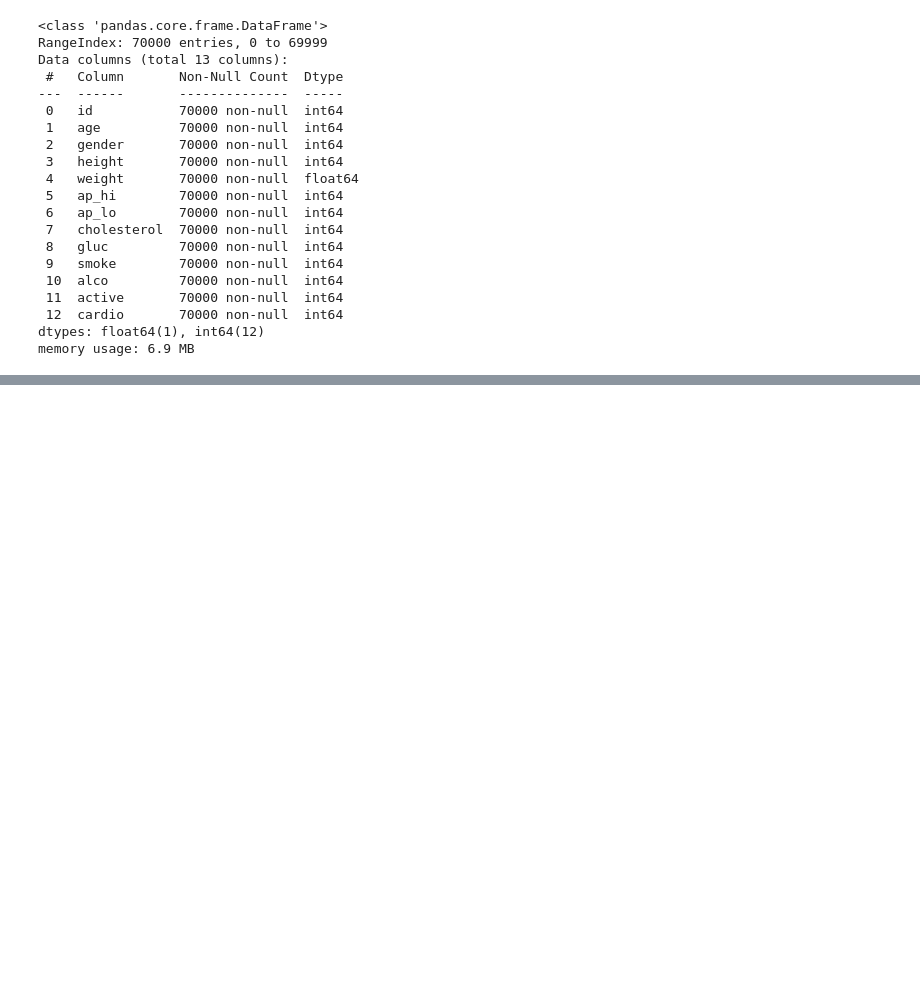
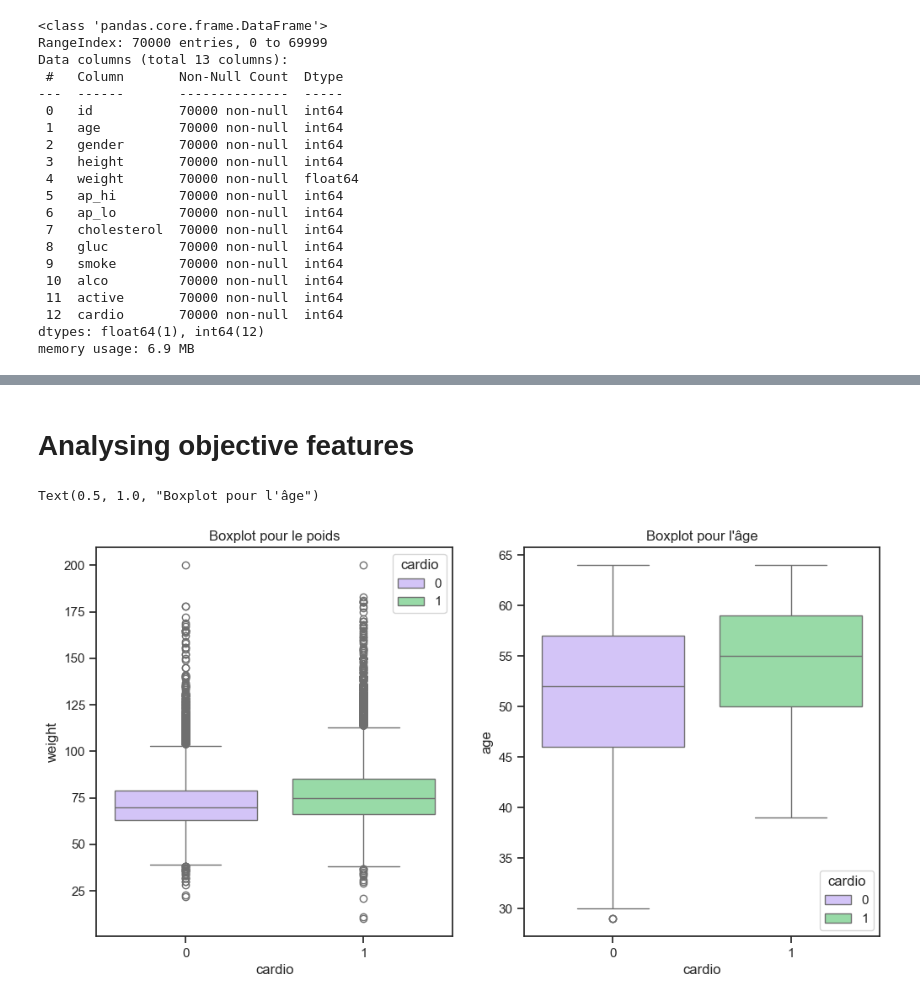
Before and after one commit to OussamaLay/maladie-cardiovasculaire, a Jupyter notebook: cardio.ipynb, the cells around one changed output, grey strips where cells are left out. Saved outputs shown, nothing was run; the diff lists cells and outputs as text; code cells hidden in the pictures; blank space fills up the shorter version.

```diff
--- a/cardio.ipynb
+++ b/cardio.ipynb
@@ -47,3 +57,23 @@ data.describe()
 | 50% | 50001.500000 | 53.000000 | 1.000000 | 165.000000 | 72.000000 | 120.000000 | 80.000000 | 1.000000 | 1.000000 | 0.000000 | 0.000000 | ... |
 | 75% | 74889.250000 | 58.000000 | 2.000000 | 170.000000 | 82.000000 | 140.000000 | 90.000000 | 2.000000 | 1.000000 | 0.000000 | 0.000000 | ... |
 | max | 99999.000000 | 64.000000 | 2.000000 | 250.000000 | 200.000000 | 16020.000000 | 11000.000000 | 3.000000 | 3.000000 | 1.000000 | 1.000000 | ... |
+# %% [markdown]
+# Analysing objective features
+# %%
+sns.set_theme(style="ticks", palette="pastel")
+
+fig, axes = plt.subplots(nrows=1, ncols=2, figsize=(12, 6))
+
+sns.boxplot(x="cardio", y="weight",
+            hue="cardio", palette=["m", "g"],
+            data=data, ax=axes[0])
+
+sns.boxplot(x="cardio", y="age",
+            hue="cardio", palette=["m", "g"],
+            data=data, ax=axes[1])
+
+axes[0].set_title('Boxplot pour le poids')
+axes[1].set_title('Boxplot pour l\'âge')
+# %% [output]
+Text(0.5, 1.0, "Boxplot pour l'âge")
+[figure, added]
```
Also changed, not shown: parts of 13 cells of this notebook.
